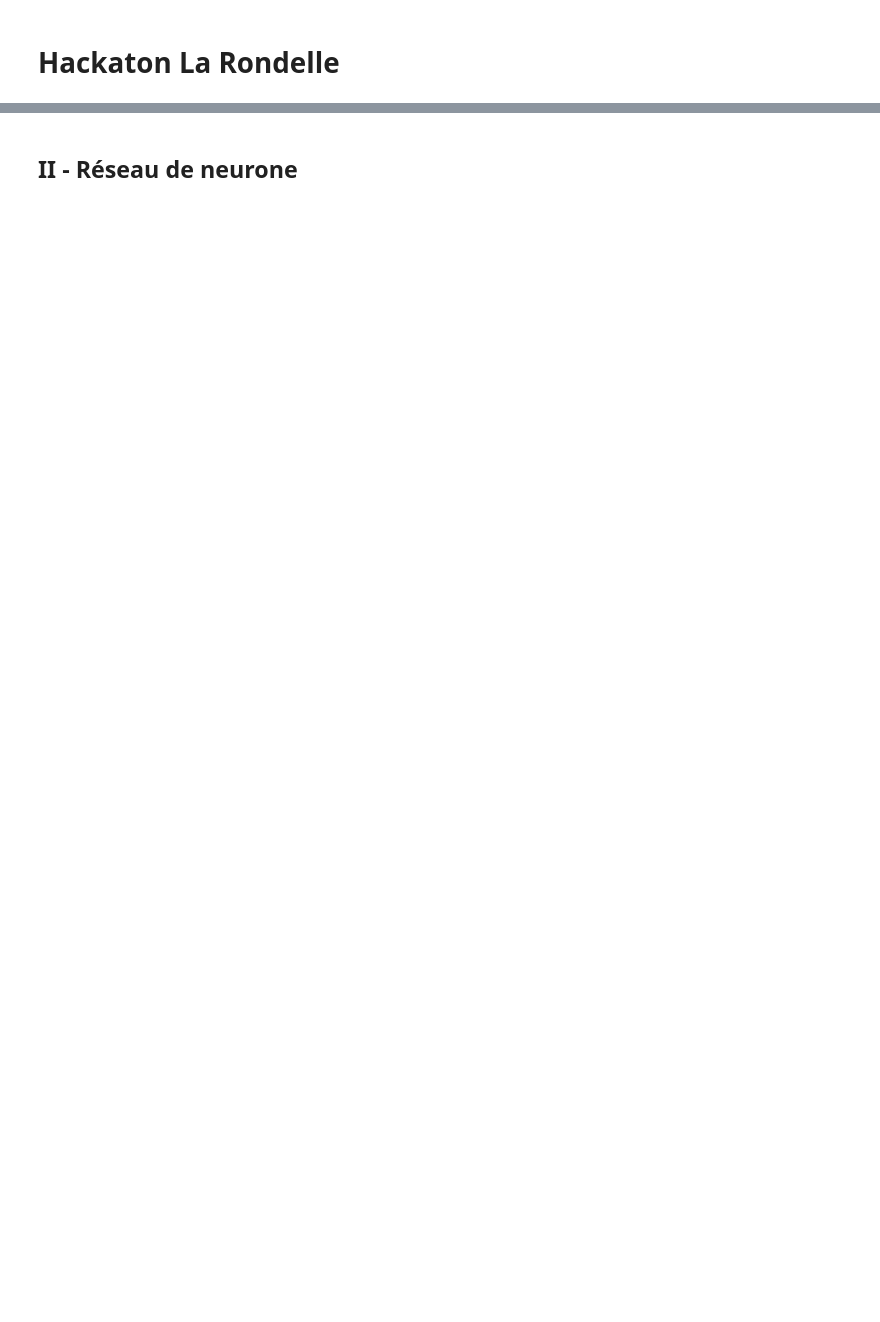
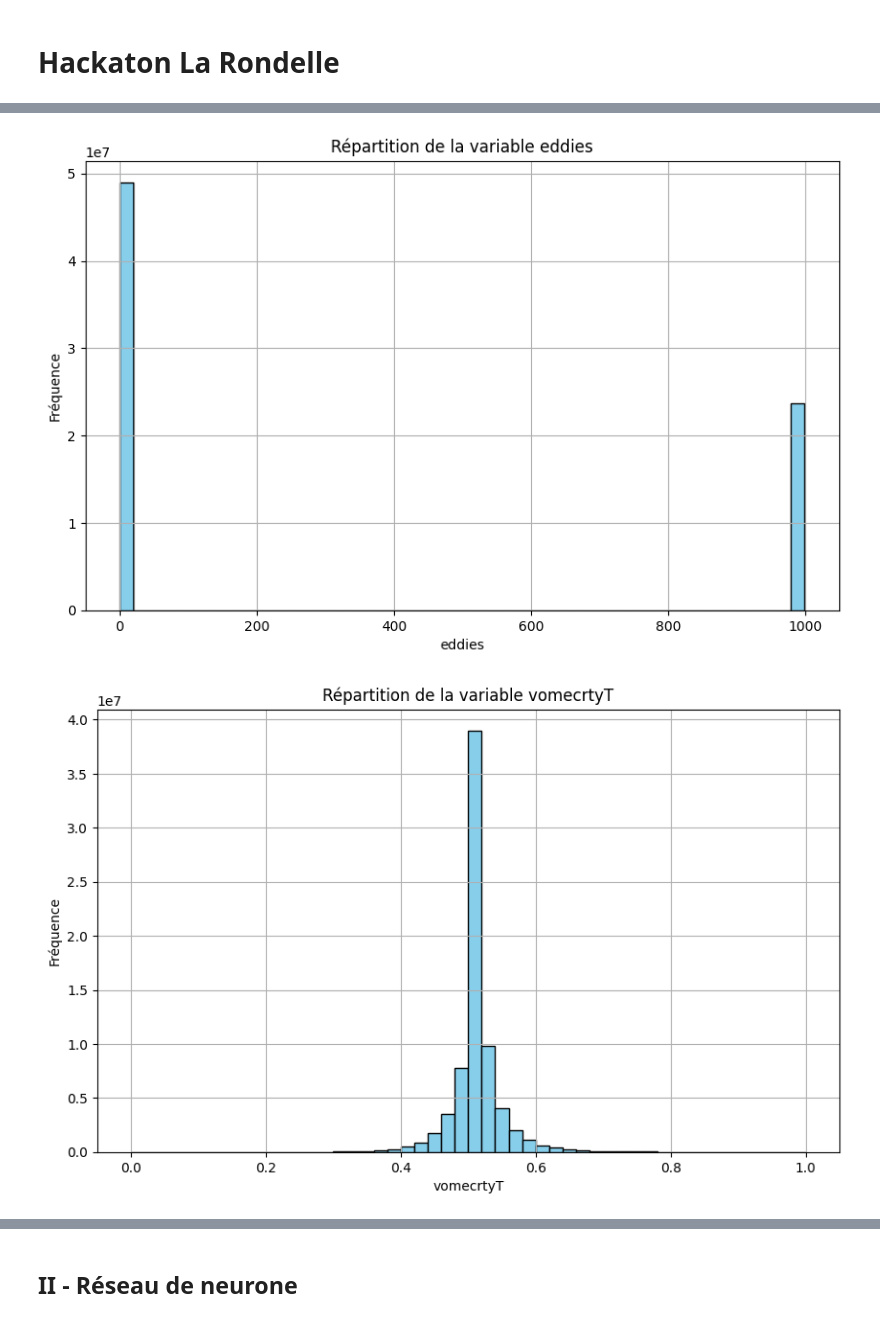
Before and after one commit to julesmf/la_rondelle, a Jupyter notebook: mainJ.ipynb, the cells around one changed output, grey strips where cells are left out. Saved outputs shown, nothing was run; the diff lists cells and outputs as text; code cells hidden in the pictures; blank space fills up the shorter version.

```diff
--- a/mainJ.ipynb
+++ b/mainJ.ipynb
@@ -120,0 +26,6 @@ Attributes:
+# %%
+# Remplacer les NaN par 999
+eddies_train["eddies"] = eddies_train["eddies"].fillna(999)
+
+# Vérifier qu'il n'y a plus de NaN
+print("Nombre de NaN après :", np.isnan(eddies_train["eddies"]).sum().values)
@@ -120,0 +103,17 @@ Attributes:
+# %%
+from sklearn.preprocessing import MinMaxScaler
+
+vars_to_normalize = ["vomecrtyT", "vozocrtxT", "sossheig", "votemper"]
+
+def min_max_scale(da):
+    scaler = MinMaxScaler()
+    flat_data = da.values.reshape(-1, 1)
+    scaled = scaler.fit_transform(flat_data).reshape(da.shape)
+    return xr.DataArray(scaled, coords=da.coords, dims=da.dims, attrs=da.attrs)
+
+normalized_ds = merged_ds.copy()
+for var in vars_to_normalize:
+    normalized_ds[var] = min_max_scale(merged_ds[var])
+
+
+print(normalized_ds)
@@ -120,0 +134,22 @@ Attributes:
+# %%
+from matplotlib import pyplot as plt
+
+# Liste des variables dans merged_ds
+variables = list(normalized_ds.data_vars)
+
+# Créer un histogramme pour chaque variable
+for var in variables:
+    data = normalized_ds[var].values.flatten()  # Convertir en array 1D
+    # Suppression des NaN si présents
+    data = data[~np.isnan(data)]
+
+    plt.figure(figsize=(10, 6))
+    plt.hist(data, bins=50, color='skyblue', edgecolor='black')
+    plt.title(f"Répartition de la variable {var}")
+    plt.xlabel(f"{var}")
+    plt.ylabel("Fréquence")
+    plt.grid(True)
+    plt.show()
+# %% [output]
+[figure, added]
+[figure, added]
```
Also changed, not shown: parts of 25 cells of this notebook.
